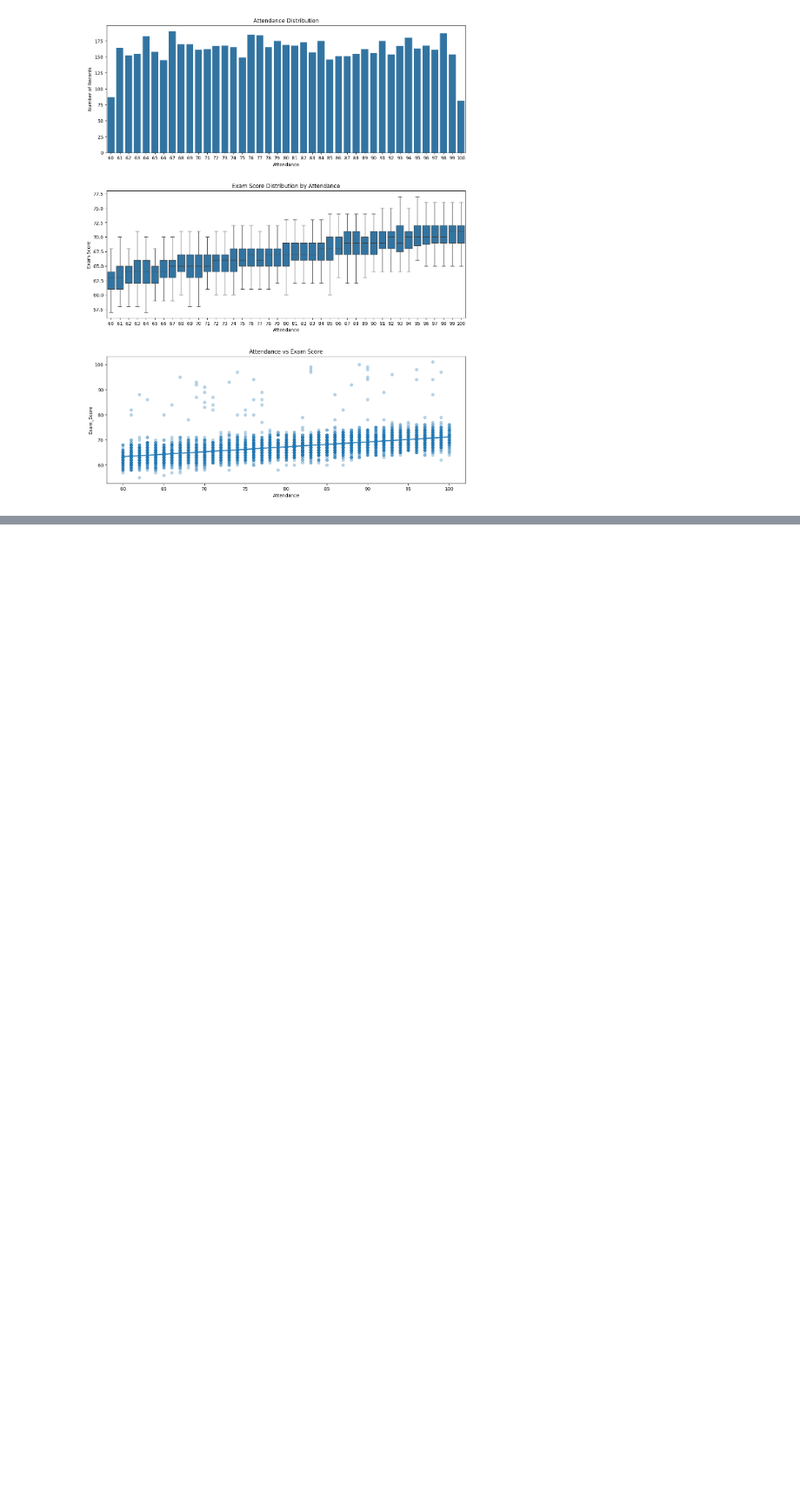
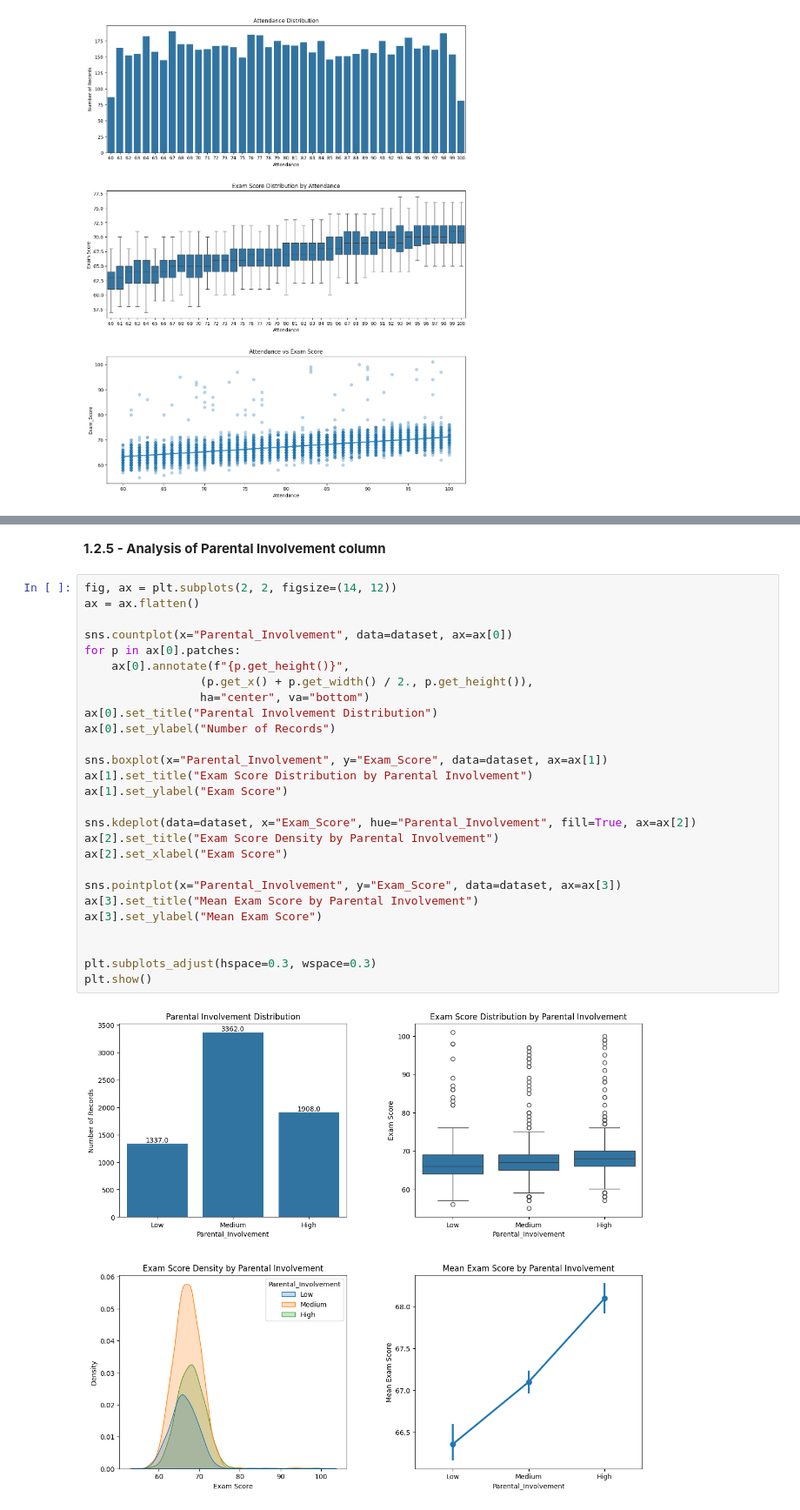
Before and after one commit to matcze/student_performance, a Jupyter notebook: exam_performance.ipynb, the cells around one changed output, grey strips where cells are left out. Shown at 87% size. Drawn from its saved outputs; the diff is of its cells as text; blank space fills up the shorter version.

Commit message:
features analysis

```diff
--- a/exam_performance.ipynb
+++ b/exam_performance.ipynb
@@ -172,0 +179,31 @@ plt.show()
+# %% [markdown]
+**1.2.5 - Analysis of Parental Involvement column**
+# %%
+fig, ax = plt.subplots(2, 2, figsize=(14, 12))
+ax = ax.flatten()
+
+sns.countplot(x="Parental_Involvement", data=dataset, ax=ax[0])
+for p in ax[0].patches:
+    ax[0].annotate(f"{p.get_height()}",
+                 (p.get_x() + p.get_width() / 2., p.get_height()),
+                 ha="center", va="bottom")
+ax[0].set_title("Parental Involvement Distribution")
+ax[0].set_ylabel("Number of Records")
+
+sns.boxplot(x="Parental_Involvement", y="Exam_Score", data=dataset, ax=ax[1])
+ax[1].set_title("Exam Score Distribution by Parental Involvement")
+ax[1].set_ylabel("Exam Score")
+
+sns.kdeplot(data=dataset, x="Exam_Score", hue="Parental_Involvement", fill=True, ax=ax[2])
+ax[2].set_title("Exam Score Density by Parental Involvement")
+ax[2].set_xlabel("Exam Score")
+
+sns.pointplot(x="Parental_Involvement", y="Exam_Score", data=dataset, ax=ax[3])
+ax[3].set_title("Mean Exam Score by Parental Involvement")
+ax[3].set_ylabel("Mean Exam Score")
+
+
+plt.subplots_adjust(hspace=0.3, wspace=0.3)
+plt.show()
+# %% [output]
+[figure, added]
```
Also changed, not shown: parts of 4 cells of this notebook.
